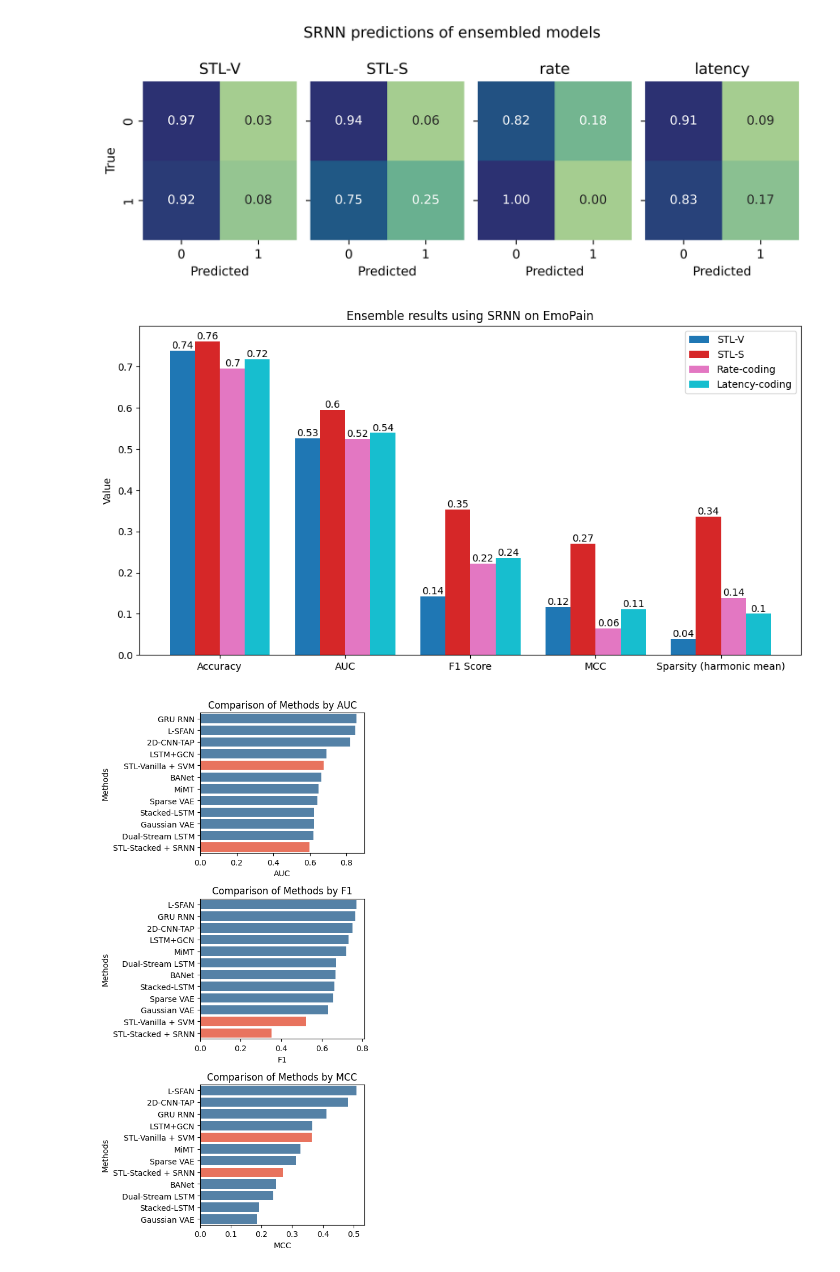
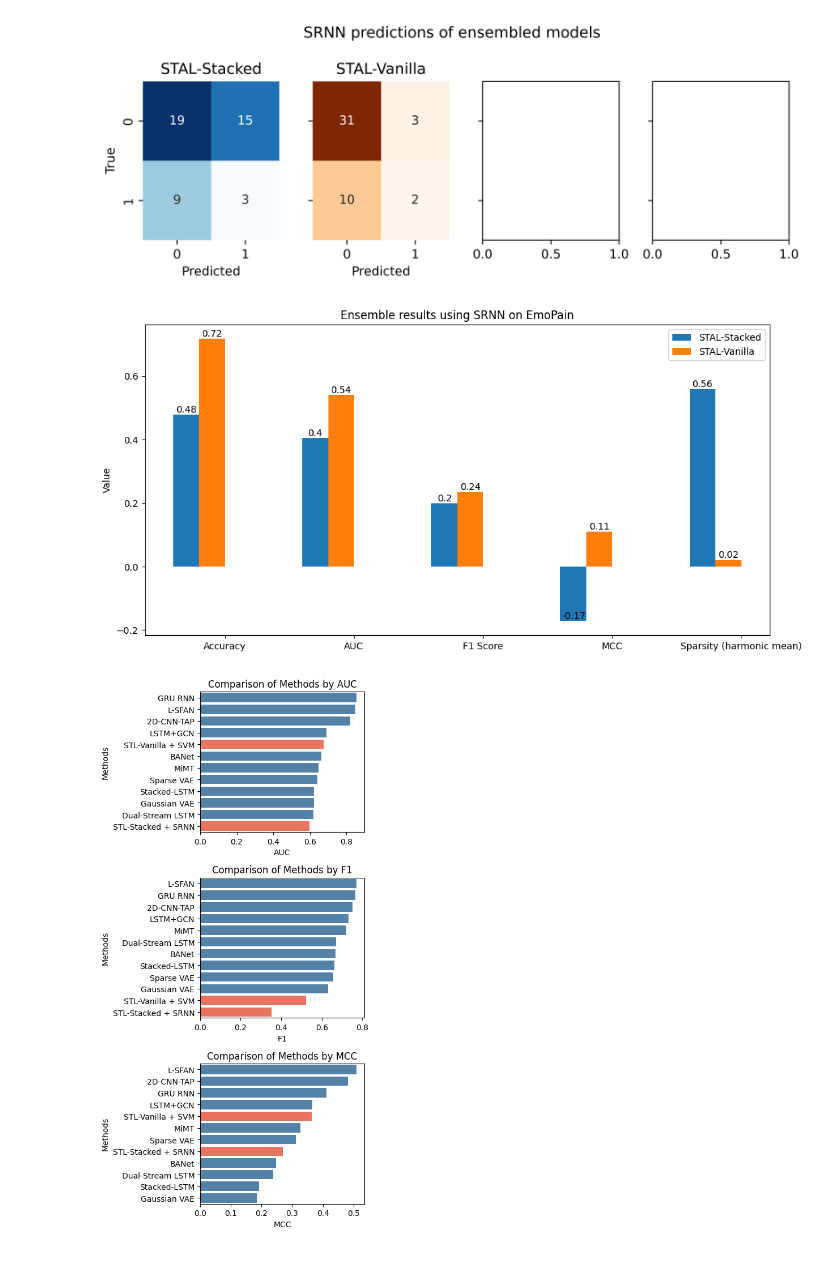
Before and after one commit to freek1/emopain-stl, a Jupyter notebook: analyze/results.ipynb, the cells around one changed output. Drawn from its saved outputs; the diff is of its cells as text; code cells hidden in the pictures.

```diff
--- a/analyze/results.ipynb
+++ b/analyze/results.ipynb
@@ -5,10 +5,10 @@ import matplotlib.pyplot as plt
 
 file = "emopain_"
 mehtod = "srnn"
-suffix = "_old_bszs" # ""
+suffix = "_10sp_0.0dp" # "_old_bszs"
 file += mehtod + suffix
 data_types = ["emg", "energy", "angle"]
-encoders = ["STL-V", "STL-S", "rate", "latency"]
+encoders = ["STL-S", "STL-V"]#, "rate", "latency"]
 
 data = []
 filenames = []
@@ -18,7 +18,7 @@ for data_type in data_types:
         # if encoder == "STL-S":
         #     results = pd.read_csv(f'../results/{file}_bsz/results_{data_type}_{encoder}.csv', index_col=0)
         # else:
-        results = pd.read_csv(f'../results/{file}/results_{data_type}_{encoder}.csv', index_col=0)
+        results = pd.read_csv(f'../results/fixmi/{file}/results_{data_type}_{encoder}.csv', index_col=0)
         filenames.append(f"{file} {data_type} {encoder}")
         print(filenames[-1])
         try:
@@ -137,15 +134,17 @@ for encoder in encoders:
     energy_mcc = matthews_corrcoef(labels, energy_preds)
     angle_mcc = matthews_corrcoef(labels, angle_preds)
 
+    # if mehtod == "svm":
     weights = [emg_f1, energy_f1, angle_f1]
+    # if mehtod == "srnn":
+    #     weights = [emg_acc, energy_acc, angle_acc]
 
     # Perform accuracy-weighted majority voting
     ensemble_preds = np.round(
         (emg_preds * weights[0] + energy_preds * weights[1] + angle_preds * weights[2]) / sum(weights)
     ).astype(int)
-
-    # Perform non-weighted majority voting
-    ensemble_preds = np.round((emg_preds + energy_preds + angle_preds) / 3).astype(int)
+# Perform non-weighted majority voting
+# ensemble_preds = np.round((emg_preds + energy_preds + angle_preds) / 3).astype(int)
 
     fig, axs = plt.subplots(4, 1, figsize=(8,6))
 
@@ -233,14 +215,18 @@ from sklearn.metrics import confusion_matrix
 
 fig, axs = plt.subplots(1, 4, figsize=(8, 3), sharey=True, dpi=800)
 
+encoders = ["STL-S", "STL-V"] #, "rate", "latency"]
+colors = ['Blues', 'Oranges', 'Greens', 'Reds']
+
 for i, encoder in enumerate(encoders):
     # Plot confusion matrices
     labels = ensemble_preds_d["labels"]
-    cm = confusion_matrix(labels, ensemble_preds_d[encoder][0], normalize='true')
-    colorbar=False
-    if i == len(encoders):
-        colorbar = True
-    sns.heatmap(cm, ax=axs[i], cbar=colorbar, cmap='crest', annot=True, fmt='.2f')
+    cm = confusion_matrix(labels, ensemble_preds_d[encoder][0])
+    if encoder=="STL-V": encoder = "STAL-Vanilla"
+    if encoder=="STL-S": encoder = "STAL-Stacked"
+    if encoder=="rate": encoder = "Rate-coding"
+    if encoder=="latency": encoder = "Latency-coding"
+    sns.heatmap(cm, ax=axs[i], cbar=False, cmap=colors[i], annot=True, fmt='d')
     axs[i].set_title(f'{encoder}')
     axs[i].set_xlabel('Predicted')
     if i==0:
@@ -249,36 +235,38 @@ plt.suptitle(f"{mehtod.upper()} predictions of ensembled models")
 plt.tight_layout()
 plt.show()
 # %% [output]
-[figure, old version]
+[figure, new version]
 # %%
 labels = list(ensemble.keys())
 values = np.array(list(ensemble.values()))
 
 x = np.arange(values.shape[1])
 width = 0.2
 
-colors = plt.cm.tab10(np.linspace(0, 1, len(ensemble)))
+colors = ['tab:blue', 'tab:orange', 'tab:green', 'tab:red']
 
 fig, ax = plt.subplots(figsize=(12, 6))
 
 for i, (key, values) in enumerate(ensemble.items()):
+    if key == "STL-S": key = "STAL-Stacked"
+    if key == "STL-V": key = "STAL-Vanilla"
     if key == "rate": key = "Rate-coding"
     if key == "latency": key = "Latency-coding"
     bars = ax.bar(x + i * width, values, width, label=key, color=colors[i])
     for bar in bars:
         yval = bar.get_height()
         ax.text(bar.get_x() + bar.get_width() / 2, yval, round(yval, 2),
                 va='bottom', ha='center')
 
 ax.set_ylabel('Value')
 ax.set_title(f'Ensemble results using {mehtod.upper()} on EmoPain')
 ax.set_xticks(x + width * 1.5)
 ax.set_xticklabels(["Accuracy", "AUC", "F1 Score", "MCC", "Sparsity (harmonic mean)"])
 ax.legend()
 
 plt.show()
 # %% [output]
-[figure, old version]
+[figure, new version]
 # %%
 import matplotlib.pyplot as plt
 import seaborn as sns
```
Also changed, not shown: parts of 6 cells of this notebook, 1 other file.
